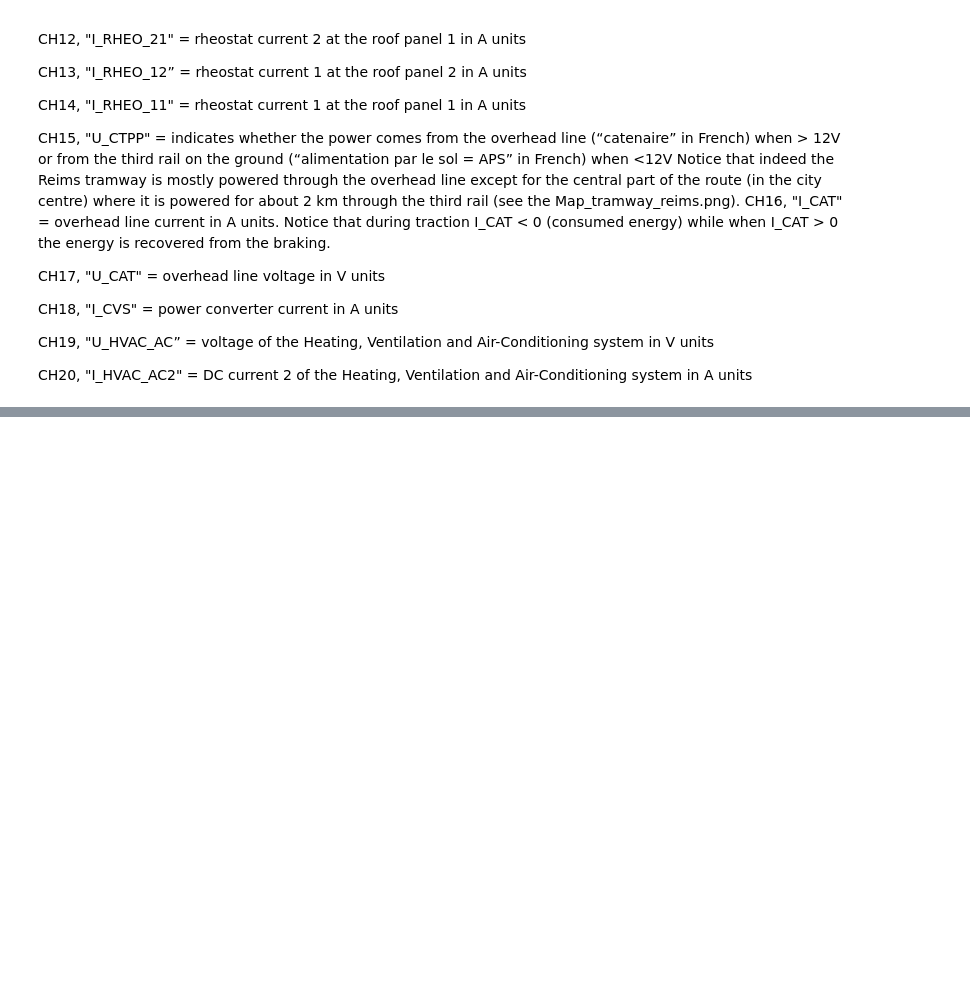
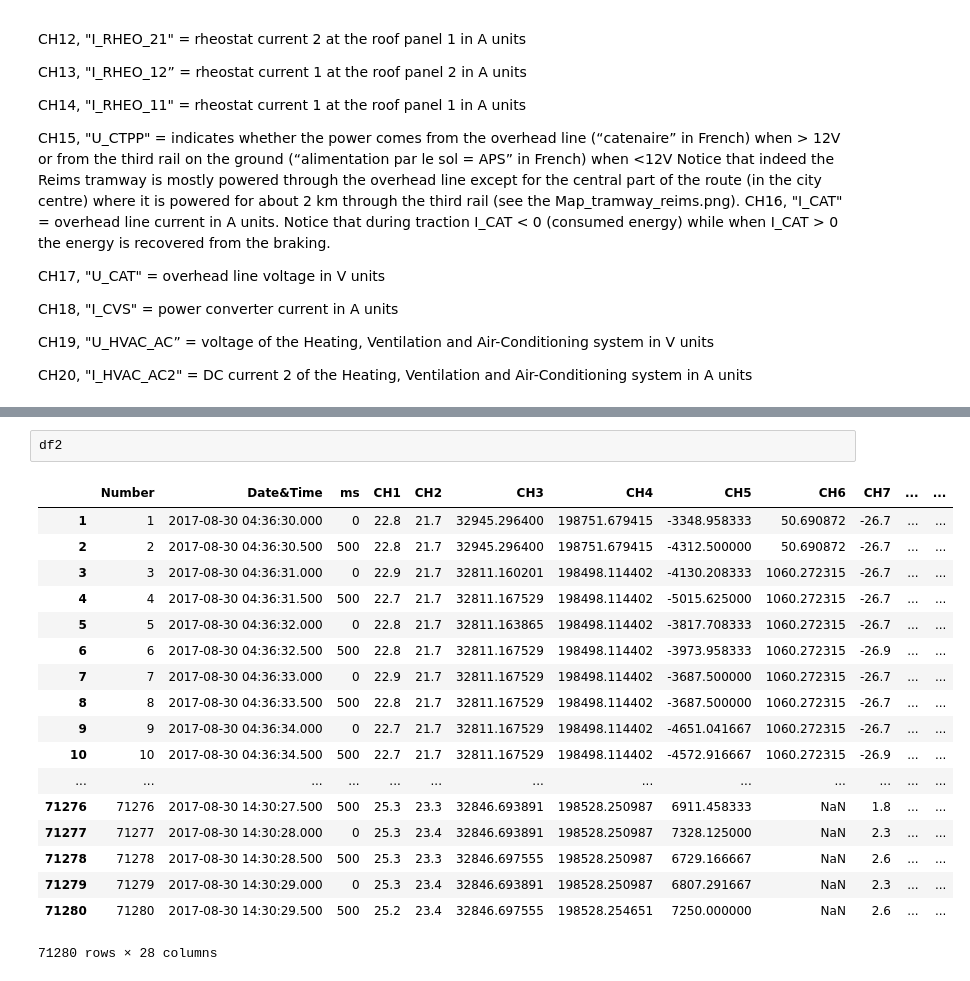
Before and after one commit to klemenkenda/EnergyRail, a Jupyter notebook: Exploratory/First_30_s.ipynb, the cells around one changed output, grey strips where cells are left out. Cells and saved outputs as stored; diff of their text form; blank space fills up the shorter version.

```diff
--- a/Exploratory/First_30_s.ipynb
+++ b/Exploratory/First_30_s.ipynb
@@ -234,0 +305,21 @@ factor
+# %%
+df2
+# %% [output]
+|  | Number | Date&Time | ms | CH1 | CH2 | CH3 | CH4 | CH5 | CH6 | CH7 | ... | ... |
+| 1 | 1 | 2017-08-30 04:36:30.000 | 0 | 22.8 | 21.7 | 32945.296400 | 198751.679415 | -3348.958333 | 50.690872 | -26.7 | ... | ... |
+| 2 | 2 | 2017-08-30 04:36:30.500 | 500 | 22.8 | 21.7 | 32945.296400 | 198751.679415 | -4312.500000 | 50.690872 | -26.7 | ... | ... |
+| 3 | 3 | 2017-08-30 04:36:31.000 | 0 | 22.9 | 21.7 | 32811.160201 | 198498.114402 | -4130.208333 | 1060.272315 | -26.7 | ... | ... |
+| 4 | 4 | 2017-08-30 04:36:31.500 | 500 | 22.7 | 21.7 | 32811.167529 | 198498.114402 | -5015.625000 | 1060.272315 | -26.7 | ... | ... |
+| 5 | 5 | 2017-08-30 04:36:32.000 | 0 | 22.8 | 21.7 | 32811.163865 | 198498.114402 | -3817.708333 | 1060.272315 | -26.7 | ... | ... |
+| 6 | 6 | 2017-08-30 04:36:32.500 | 500 | 22.8 | 21.7 | 32811.167529 | 198498.114402 | -3973.958333 | 1060.272315 | -26.9 | ... | ... |
+| 7 | 7 | 2017-08-30 04:36:33.000 | 0 | 22.9 | 21.7 | 32811.167529 | 198498.114402 | -3687.500000 | 1060.272315 | -26.7 | ... | ... |
+| 8 | 8 | 2017-08-30 04:36:33.500 | 500 | 22.8 | 21.7 | 32811.167529 | 198498.114402 | -3687.500000 | 1060.272315 | -26.7 | ... | ... |
+| 9 | 9 | 2017-08-30 04:36:34.000 | 0 | 22.7 | 21.7 | 32811.167529 | 198498.114402 | -4651.041667 | 1060.272315 | -26.7 | ... | ... |
+| 10 | 10 | 2017-08-30 04:36:34.500 | 500 | 22.7 | 21.7 | 32811.167529 | 198498.114402 | -4572.916667 | 1060.272315 | -26.9 | ... | ... |
+| ... | ... | ... | ... | ... | ... | ... | ... | ... | ... | ... | ... | ... |
+| 71276 | 71276 | 2017-08-30 14:30:27.500 | 500 | 25.3 | 23.3 | 32846.693891 | 198528.250987 | 6911.458333 | NaN | 1.8 | ... | ... |
+| 71277 | 71277 | 2017-08-30 14:30:28.000 | 0 | 25.3 | 23.4 | 32846.693891 | 198528.250987 | 7328.125000 | NaN | 2.3 | ... | ... |
+| 71278 | 71278 | 2017-08-30 14:30:28.500 | 500 | 25.3 | 23.3 | 32846.697555 | 198528.250987 | 6729.166667 | NaN | 2.6 | ... | ... |
+| 71279 | 71279 | 2017-08-30 14:30:29.000 | 0 | 25.3 | 23.4 | 32846.693891 | 198528.250987 | 6807.291667 | NaN | 2.3 | ... | ... |
+| 71280 | 71280 | 2017-08-30 14:30:29.500 | 500 | 25.2 | 23.4 | 32846.697555 | 198528.254651 | 7250.000000 | NaN | 2.6 | ... | ... |
+71280 rows × 28 columns
```
Also changed, not shown: parts of 20 cells of this notebook.
